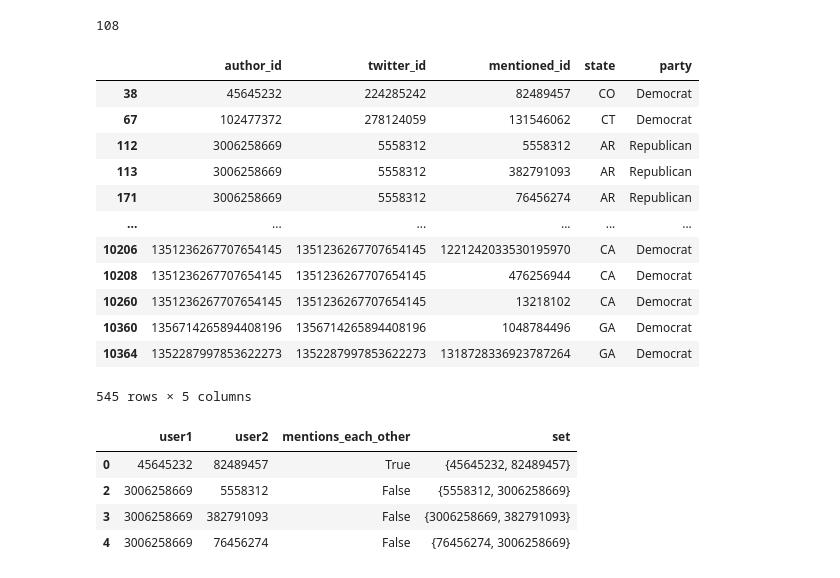
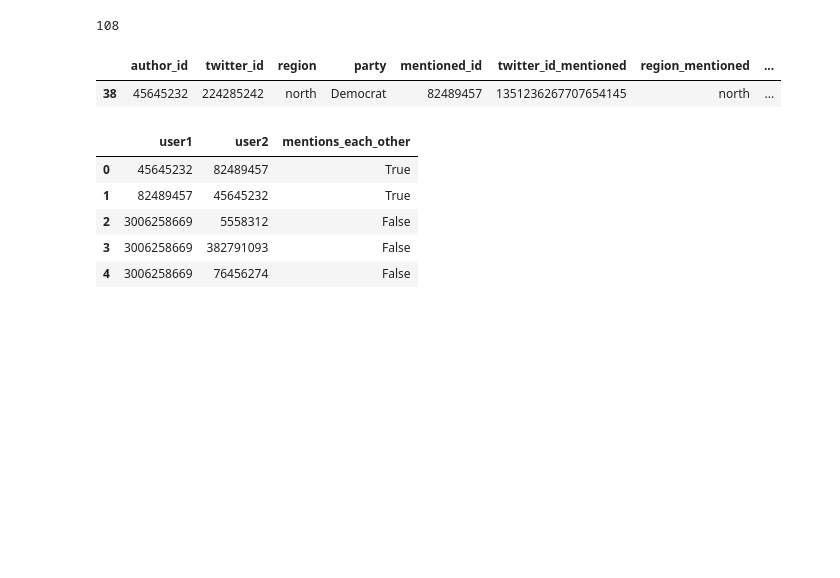
Before and after one commit to CEL-lab/multilayer_polarization, a Jupyter notebook: data/reciprocity.ipynb, the cells around one changed output. Drawn from its saved outputs; the diff is of its cells as text; code cells hidden in the pictures; blank space fills up the shorter version.

```diff
--- a/data/reciprocity.ipynb
+++ b/data/reciprocity.ipynb
@@ -211 +213,5 @@ mentionedUsers
 10397 rows × 5 columns
+# %%
+authorIDTwitterID = pd.read_sql_query("SELECT * FROM authorIDTwitterID", conn)
+authorIDTwitterID = authorIDTwitterID[['author_id', 'twitter_id', 'region', 'party']]
+authorIDTwitterID
@@ -212,3 +234,6 @@ mentionedUsers
+# %%
+# mentionedUsers.merge(authorIDTwitterID, left_on = 'mentioned_id', right_on = 'author_id', how='left')
+mentionedUsers = mentionedUsers.merge(authorIDTwitterID, left_on='mentioned_id', right_on='author_id', how='left', suffixes=('', '_mentioned'))
 # %%
 print(len(mentionedUsers["mentioned_id"].unique()))
 print(len(mentionedUsers["author_id"].unique()))
@@ -257,0 +287,7 @@ filtered_data
+# %%
+# drop author_id_mentioned column from filtered_data
+filtered_data = filtered_data.drop(columns=['author_id_mentioned'])
+# %%
+# rearrange columns
+filtered_data = filtered_data[['author_id', 'twitter_id', 'region', 'party', 'mentioned_id', 'twitter_id_mentioned', 'region_mentioned', 'party_mentioned']]
+filtered_data
@@ -316,53 +366,43 @@ len(filtered_data['mentioned_id'].unique())
 # %% [output]
 108
 # %%
-filtered_data
+filtered_data.head(1)
 # %% [output]
-|  | author_id | twitter_id | mentioned_id | state | party |
-| 38 | 45645232 | 224285242 | 82489457 | CO | Democrat |
-| 67 | 102477372 | 278124059 | 131546062 | CT | Democrat |
-| 112 | 3006258669 | 5558312 | 5558312 | AR | Republican |
-| 113 | 3006258669 | 5558312 | 382791093 | AR | Republican |
-| 171 | 3006258669 | 5558312 | 76456274 | AR | Republican |
-| ... | ... | ... | ... | ... | ... |
-| 10206 | 1351236267707654145 | 1351236267707654145 | 1221242033530195970 | CA | Democrat |
-| 10208 | 1351236267707654145 | 1351236267707654145 | 476256944 | CA | Democrat |
-| 10260 | 1351236267707654145 | 1351236267707654145 | 13218102 | CA | Democrat |
-| 10360 | 1356714265894408196 | 1356714265894408196 | 1048784496 | GA | Democrat |
-| 10364 | 1352287997853622273 | 1352287997853622273 | 1318728336923787264 | GA | Democrat |
+|  | author_id | twitter_id | region | party | mentioned_id | twitter_id_mentioned | region_mentioned | ... |
+| 38 | 45645232 | 224285242 | north | Democrat | 82489457 | 1351236267707654145 | north | ... |
-545 rows × 5 columns
 # %%
-# import pandas as pd
+import pandas as pd
 
-# # Assuming df is your original DataFrame
-# df = pd.DataFrame({
-#     'author_id': [45645232, 82489457, 3006258669, 3006258669, 3006258669],
-#     'mentioned_id': [82489457, 45645232, 5558312, 382791093, 76456274]
-# })
+# Assuming df is your original DataFrame
+df = pd.DataFrame({
+    'author_id': [45645232, 82489457, 3006258669, 3006258669, 3006258669],
+    'mentioned_id': [82489457, 45645232, 5558312, 382791093, 76456274]
+})
 
-# # Create a new DataFrame with the desired structure
-# new_df = pd.DataFrame({
-#     'user1': df['author_id'],
-#     'user2': df['mentioned_id'],
-# })
+# Create a new DataFrame with the desired structure
+new_df = pd.DataFrame({
+    'user1': df['author_id'],
+    'user2': df['mentioned_id'],
+})
 
-# # Function to check if users mentioned each other
-# def check_mention(row):
-#     return any((df['author_id'] == row['user2']) & (df['mentioned_id'] == row['user1']))
+# Function to check if users mentioned each other
+def check_mention(row):
+    return any((df['author_id'] == row['user2']) & (df['mentioned_id'] == row['user1']))
 
-# # Apply the function to each row
-# new_df['mentions_each_other'] = new_df.apply(check_mention, axis=1)
+# Apply the function to each row
+new_df['mentions_each_other'] = new_df.apply(check_mention, axis=1)
 
 # new_df['set'] = new_df.apply(lambda x: {x['user1'], x['user2']}, axis=1)
 
 # new_df = new_df.drop_duplicates(subset=['set'])
-# new_df
+new_df
 # %% [output]
-|  | user1 | user2 | mentions_each_other | set |
-| 0 | 45645232 | 82489457 | True | {45645232, 82489457} |
-| 2 | 3006258669 | 5558312 | False | {5558312, 3006258669} |
-| 3 | 3006258669 | 382791093 | False | {3006258669, 382791093} |
-| 4 | 3006258669 | 76456274 | False | {76456274, 3006258669} |
+|  | user1 | user2 | mentions_each_other |
+| 0 | 45645232 | 82489457 | True |
+| 1 | 82489457 | 45645232 | True |
+| 2 | 3006258669 | 5558312 | False |
+| 3 | 3006258669 | 382791093 | False |
+| 4 | 3006258669 | 76456274 | False |
 # %%
 import pandas as pd
 
```
Also changed, not shown: parts of 19 cells of this notebook, 1 other file.
